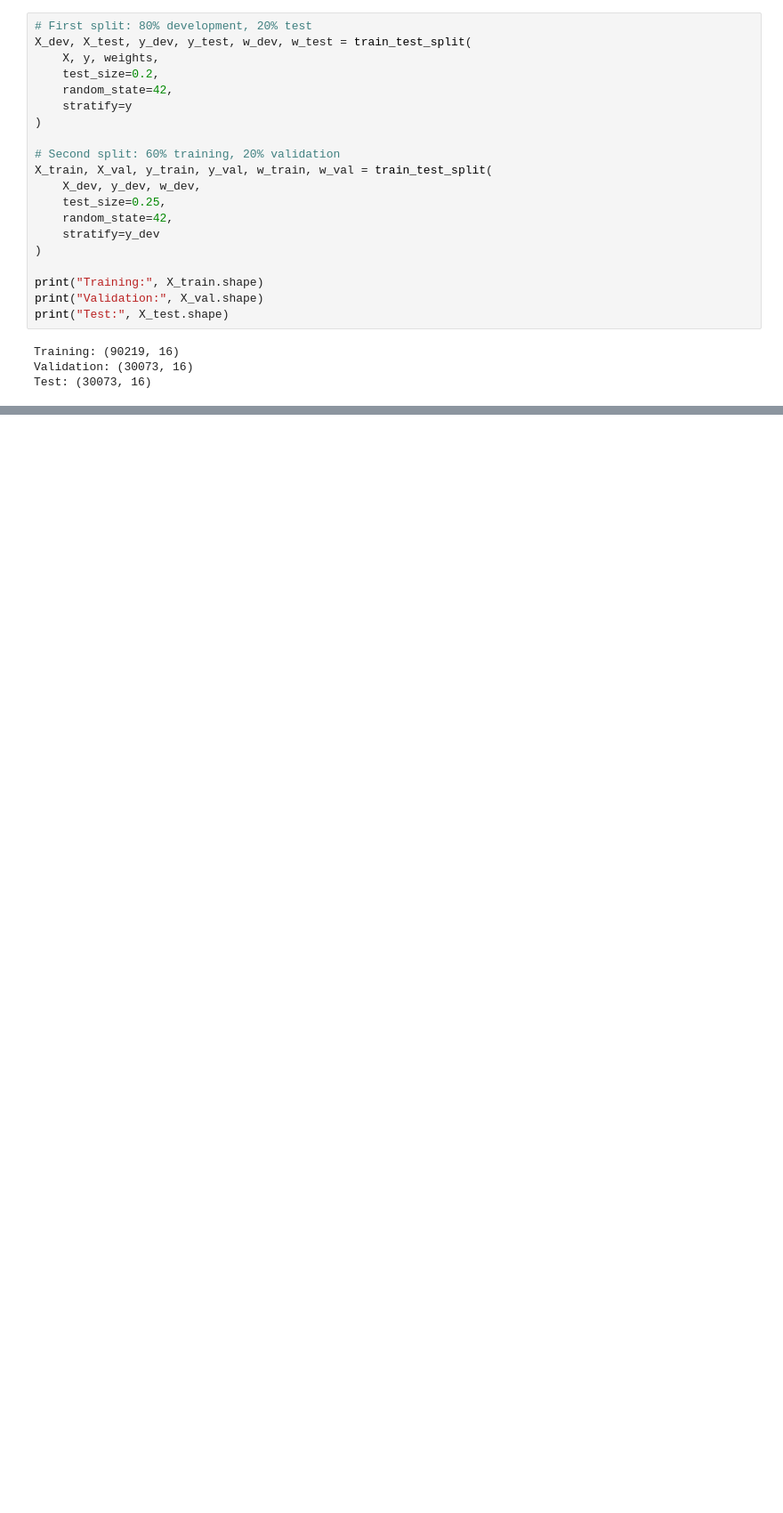
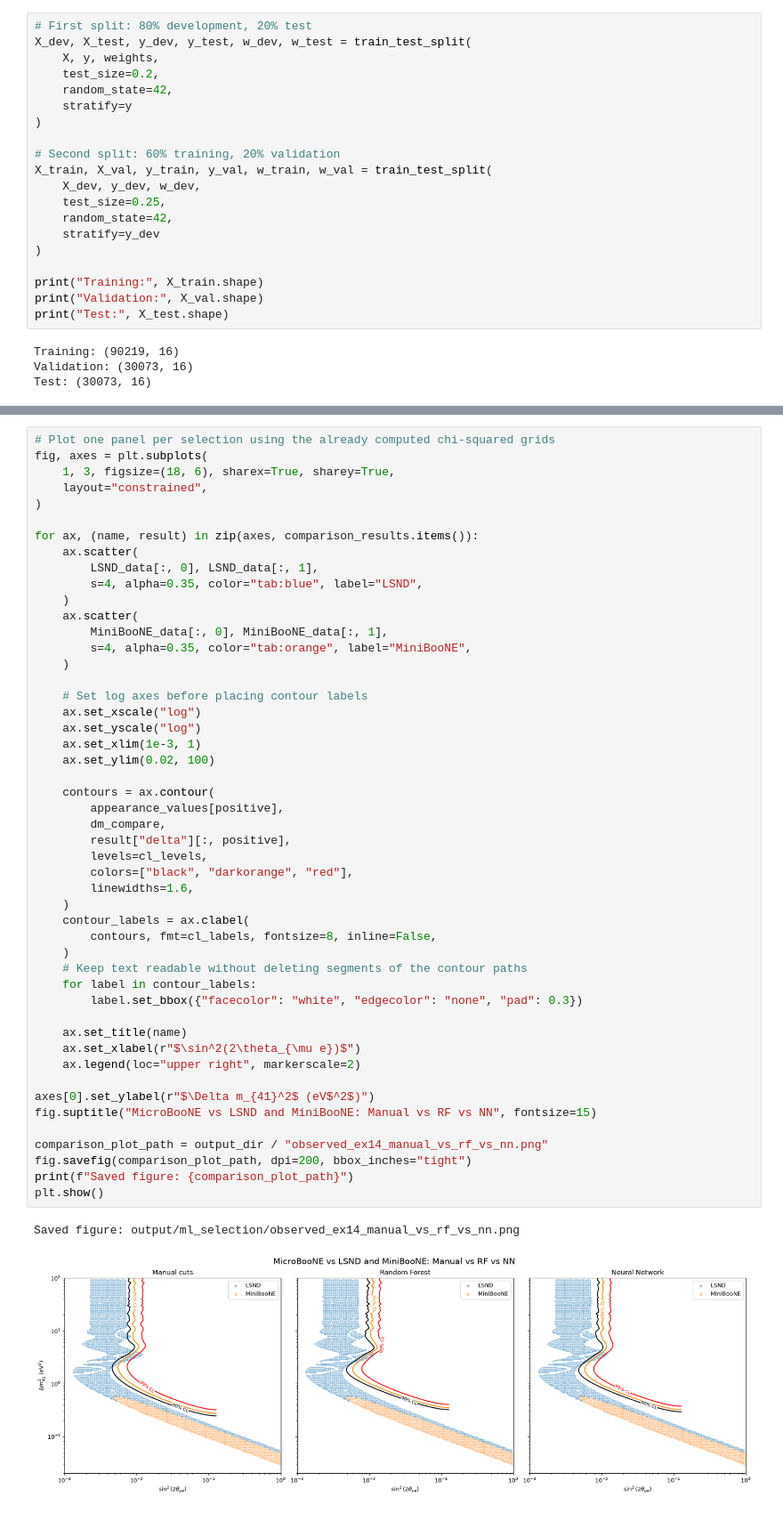
Before and after one commit to CanonicaliTY/uboone_lab_student_copy, a Jupyter notebook: ML_selection.ipynb, the cells around one changed output, grey strips where cells are left out. Shown at 89% size. Cells and saved outputs as stored; diff of their text form; blank space fills up the shorter version.

```diff
--- a/ML_selection.ipynb
+++ b/ML_selection.ipynb
@@ -300,0 +1054,52 @@ plt.show()
+# %%
+# Plot one panel per selection using the already computed chi-squared grids
+fig, axes = plt.subplots(
+    1, 3, figsize=(18, 6), sharex=True, sharey=True,
+    layout="constrained",
+)
+
+for ax, (name, result) in zip(axes, comparison_results.items()):
+    ax.scatter(
+        LSND_data[:, 0], LSND_data[:, 1],
+        s=4, alpha=0.35, color="tab:blue", label="LSND",
+    )
+    ax.scatter(
+        MiniBooNE_data[:, 0], MiniBooNE_data[:, 1],
+        s=4, alpha=0.35, color="tab:orange", label="MiniBooNE",
+    )
+
+    # Set log axes before placing contour labels
+    ax.set_xscale("log")
+    ax.set_yscale("log")
+    ax.set_xlim(1e-3, 1)
+    ax.set_ylim(0.02, 100)
+
+    contours = ax.contour(
+        appearance_values[positive],
+        dm_compare,
+        result["delta"][:, positive],
+        levels=cl_levels,
+        colors=["black", "darkorange", "red"],
+        linewidths=1.6,
+    )
+    contour_labels = ax.clabel(
+        contours, fmt=cl_labels, fontsize=8, inline=False,
+    )
+    # Keep text readable without deleting segments of the contour paths
+    for label in contour_labels:
+        label.set_bbox({"facecolor": "white", "edgecolor": "none", "pad": 0.3})
+
+    ax.set_title(name)
+    ax.set_xlabel(r"$\sin^2(2\theta_{\mu e})$")
+    ax.legend(loc="upper right", markerscale=2)
+
+axes[0].set_ylabel(r"$\Delta m_{41}^2$ (eV$^2$)")
+fig.suptitle("MicroBooNE vs LSND and MiniBooNE: Manual vs RF vs NN", fontsize=15)
+
+comparison_plot_path = output_dir / "observed_ex14_manual_vs_rf_vs_nn.png"
+fig.savefig(comparison_plot_path, dpi=200, bbox_inches="tight")
+print(f"Saved figure: {comparison_plot_path}")
+plt.show()
+# %% [output]
+Saved figure: output/ml_selection/observed_ex14_manual_vs_rf_vs_nn.png
+[figure, added]
```
Also changed, not shown: parts of 38 cells of this notebook, 4 other files.
